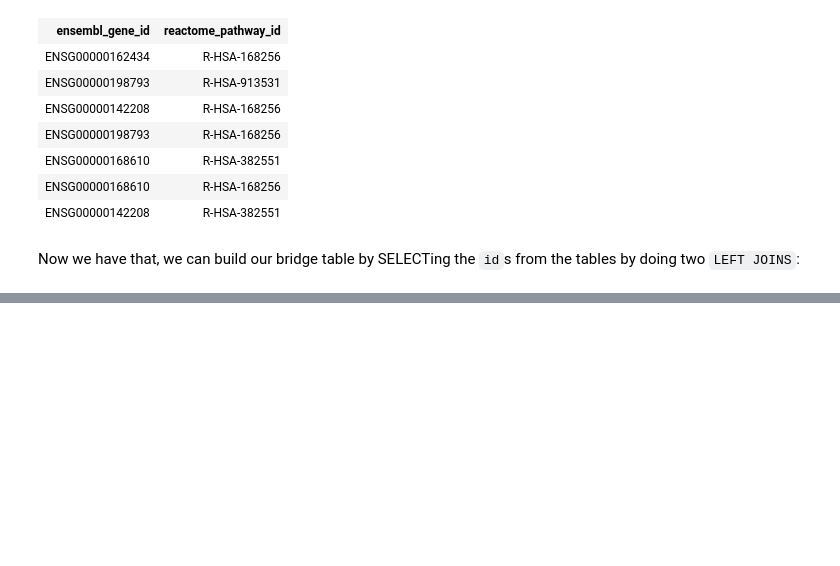
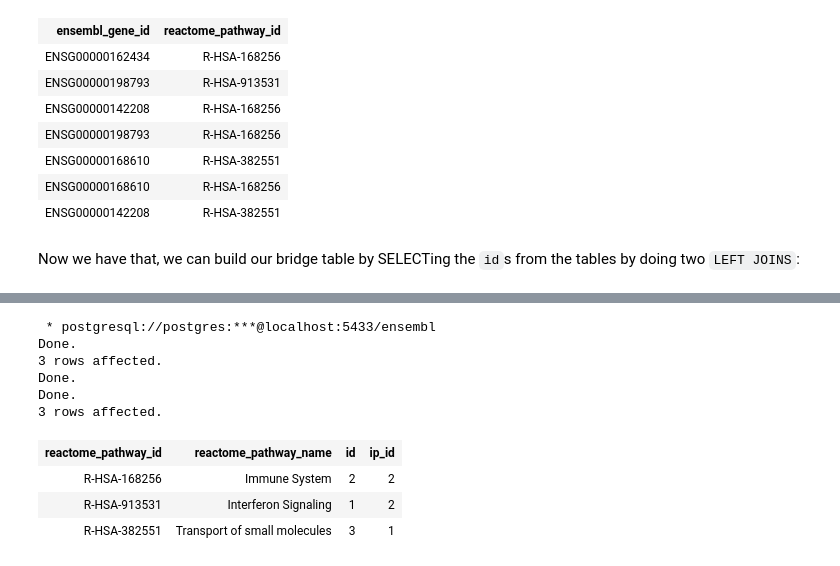
Before and after one commit to laderast/BMI535slides, a Jupyter notebook: 03_database_normalization.ipynb, the cells around one changed output, grey strips where cells are left out. Cells and saved outputs as stored; diff of their text form; code cells hidden in the pictures; blank space fills up the shorter version.

```diff
--- a/03_database_normalization.ipynb
+++ b/03_database_normalization.ipynb
@@ -291,0 +405,29 @@ Reconstruct the original table from the `ensembl_gene`, `pathway` and `g2p` tabl
+# %%
+%%sql
+    ALTER TABLE pathway
+    ADD COLUMN ip_id INTEGER; --we need to add a new column here
+
+    UPDATE pathway --using update
+        -- set the ip_id
+        SET ip_id = ti.ip_id
+        FROM   temp_ip_id AS ti
+        -- JOIN the two tables by immune_pathway
+        WHERE  pathway.immune_pathway = ti.immune_pathway;
+
+    ALTER TABLE pathway
+        DROP COLUMN immune_pathway;
+
+    DROP TABLE temp_ip_id;
+
+    SELECT * FROM pathway;
+# %% [output]
+ * postgresql://postgres:***@localhost:5433/ensembl
+Done.
+3 rows affected.
+Done.
+Done.
+3 rows affected.
+| reactome_pathway_id | reactome_pathway_name | id | ip_id |
+| R-HSA-168256 | Immune System | 2 | 2 |
+| R-HSA-913531 | Interferon Signaling | 1 | 2 |
+| R-HSA-382551 | Transport of small molecules | 3 | 1 |
```
Also changed, not shown: parts of 30 cells of this notebook, 1 other file.
